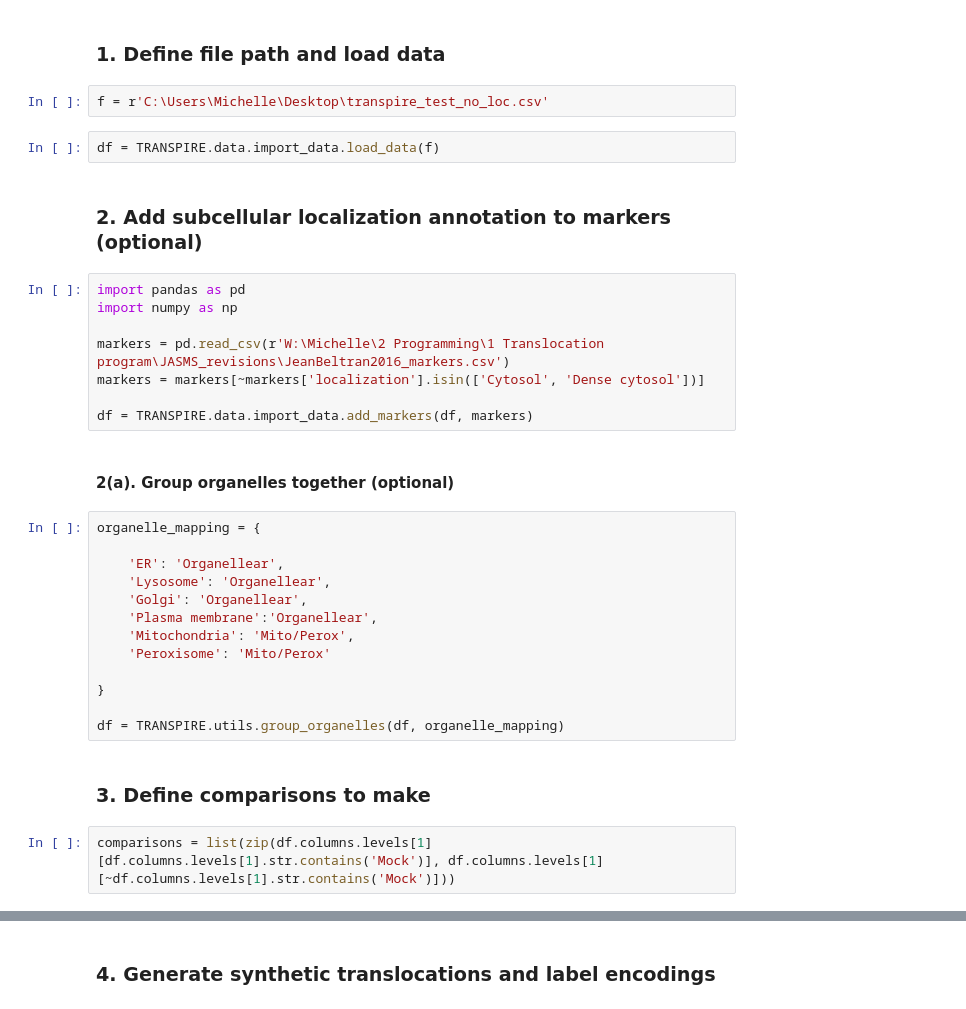
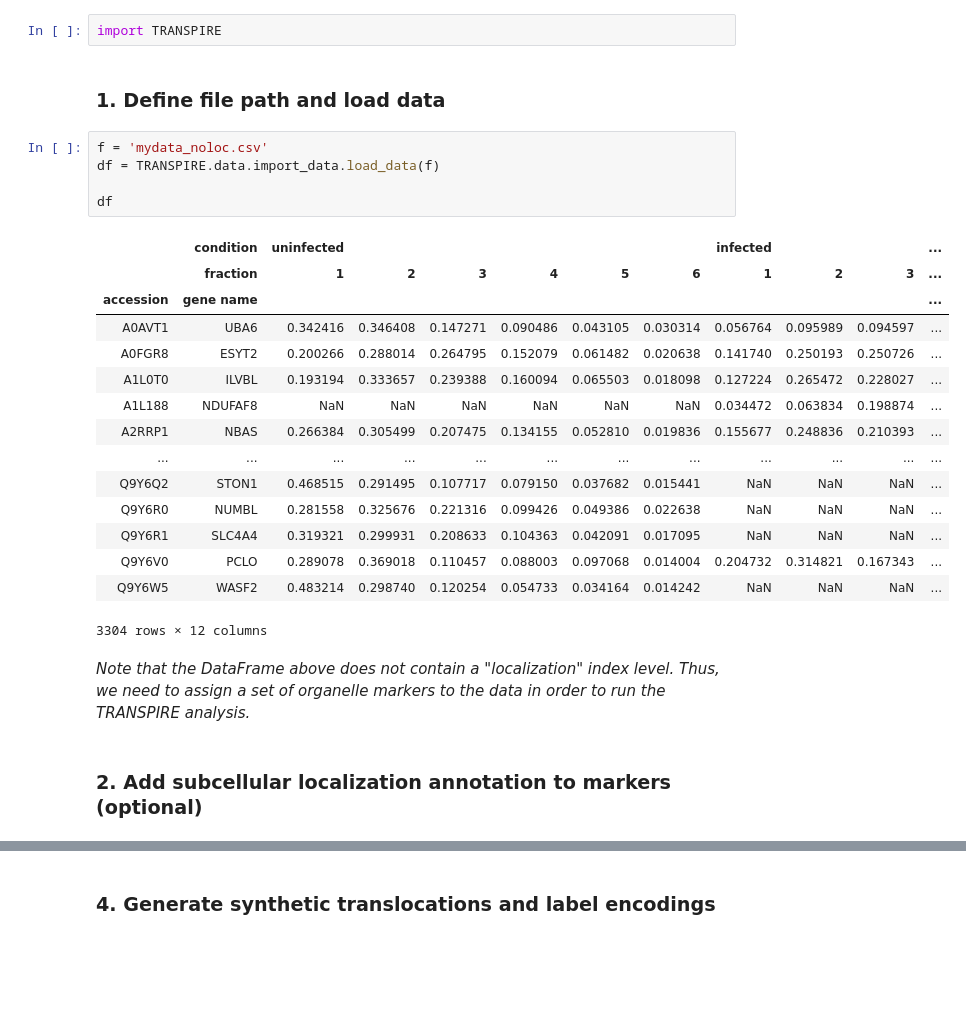
Before and after one commit to cristealab/TRANSPIRE_JASMS2020, a Jupyter notebook: docs/notebooks/importing and manipulating data.ipynb, the cells around one changed output, grey strips where cells are left out. Cells and saved outputs as stored; diff of their text form; blank space fills up the shorter version.

```diff
--- a/docs/notebooks/importing and manipulating data.ipynb
+++ b/docs/notebooks/importing and manipulating data.ipynb
@@ -14,35 +8,29 @@ import TRANSPIRE
+# %%
+import TRANSPIRE
 # %% [markdown]
 ### 1. Define file path and load data
-# %%
-f = r'C:\Users\Michelle\Desktop\transpire_test_no_loc.csv'
 # %%
+f = 'mydata_noloc.csv'
 df = TRANSPIRE.data.import_data.load_data(f)
+
+df
+# %% [output]
+|  | condition | uninfected |  |  |  |  |  | infected |  |  | ... |
+|  | fraction | 1 | 2 | 3 | 4 | 5 | 6 | 1 | 2 | 3 | ... |
+| accession | gene name |  |  |  |  |  |  |  |  |  | ... |
+| A0AVT1 | UBA6 | 0.342416 | 0.346408 | 0.147271 | 0.090486 | 0.043105 | 0.030314 | 0.056764 | 0.095989 | 0.094597 | ... |
+| A0FGR8 | ESYT2 | 0.200266 | 0.288014 | 0.264795 | 0.152079 | 0.061482 | 0.020638 | 0.141740 | 0.250193 | 0.250726 | ... |
+| A1L0T0 | ILVBL | 0.193194 | 0.333657 | 0.239388 | 0.160094 | 0.065503 | 0.018098 | 0.127224 | 0.265472 | 0.228027 | ... |
+| A1L188 | NDUFAF8 | NaN | NaN | NaN | NaN | NaN | NaN | 0.034472 | 0.063834 | 0.198874 | ... |
+| A2RRP1 | NBAS | 0.266384 | 0.305499 | 0.207475 | 0.134155 | 0.052810 | 0.019836 | 0.155677 | 0.248836 | 0.210393 | ... |
+| ... | ... | ... | ... | ... | ... | ... | ... | ... | ... | ... | ... |
+| Q9Y6Q2 | STON1 | 0.468515 | 0.291495 | 0.107717 | 0.079150 | 0.037682 | 0.015441 | NaN | NaN | NaN | ... |
+| Q9Y6R0 | NUMBL | 0.281558 | 0.325676 | 0.221316 | 0.099426 | 0.049386 | 0.022638 | NaN | NaN | NaN | ... |
+| Q9Y6R1 | SLC4A4 | 0.319321 | 0.299931 | 0.208633 | 0.104363 | 0.042091 | 0.017095 | NaN | NaN | NaN | ... |
+| Q9Y6V0 | PCLO | 0.289078 | 0.369018 | 0.110457 | 0.088003 | 0.097068 | 0.014004 | 0.204732 | 0.314821 | 0.167343 | ... |
+| Q9Y6W5 | WASF2 | 0.483214 | 0.298740 | 0.120254 | 0.054733 | 0.034164 | 0.014242 | NaN | NaN | NaN | ... |
+3304 rows × 12 columns
+# %% [markdown]
+_Note that the DataFrame above does not contain a "localization" index level. Thus, we need to assign a set of organelle markers to the data in order to run the TRANSPIRE analysis._
 # %% [markdown]
 ### 2. Add subcellular localization annotation to markers (optional)
-# %%
-import pandas as pd
-import numpy as np
-
-markers = pd.read_csv(r'W:\Michelle\2 Programming\1 Translocation program\JASMS_revisions\JeanBeltran2016_markers.csv')
-markers = markers[~markers['localization'].isin(['Cytosol', 'Dense cytosol'])]
-
-df = TRANSPIRE.data.import_data.add_markers(df, markers)
-# %% [markdown]
-#### 2(a). Group organelles together (optional)
-# %%
-organelle_mapping = {
-
-    'ER': 'Organellear',
-    'Lysosome': 'Organellear',
-    'Golgi': 'Organellear',
-    'Plasma membrane':'Organellear',
-    'Mitochondria': 'Mito/Perox',
-    'Peroxisome': 'Mito/Perox'
-
-}
-
-df = TRANSPIRE.utils.group_organelles(df, organelle_mapping)
-# %% [markdown]
-### 3. Define comparisons to make
-# %%
-comparisons = list(zip(df.columns.levels[1][df.columns.levels[1].str.contains('Mock')], df.columns.levels[1][~df.columns.levels[1].str.contains('Mock')]))
```
Also changed, not shown: parts of 18 cells of this notebook.
